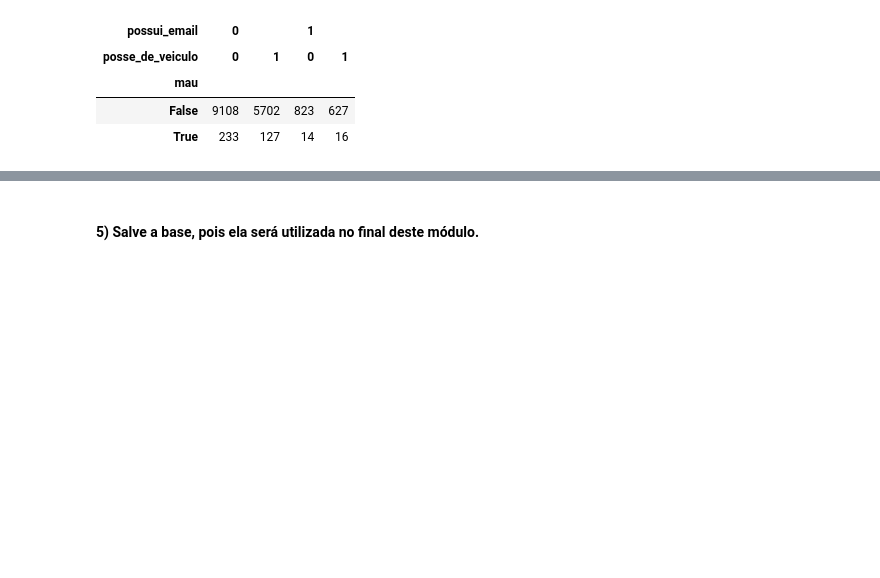
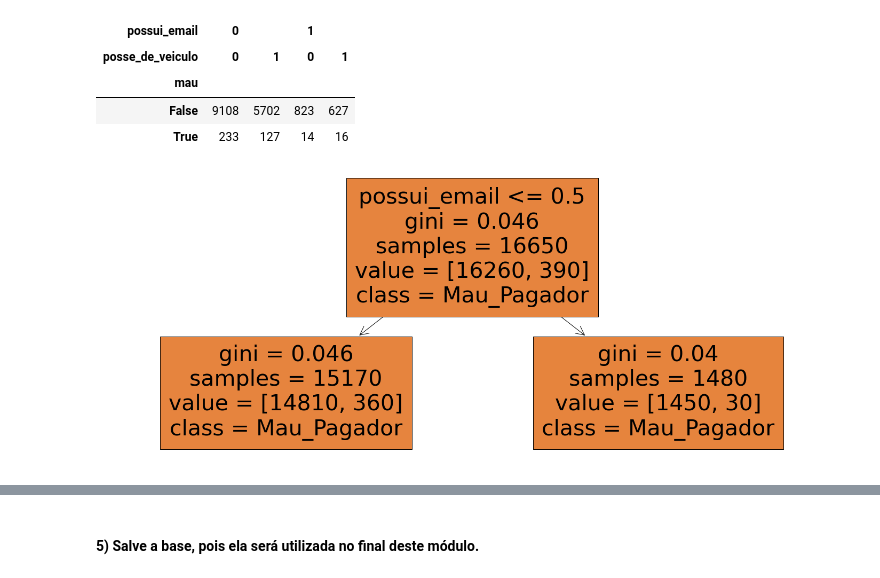
Before and after one commit to iqui27/EBAC-AULAS, a Jupyter notebook: MODULO 7/Mod07 - Tarefa 01.ipynb, the cells around one changed output, grey strips where cells are left out. Cells and saved outputs as stored; diff of their text form; code cells hidden in the pictures; blank space fills up the shorter version.

```diff
--- a/MODULO 7/Mod07 - Tarefa 01.ipynb
+++ b/MODULO 7/Mod07 - Tarefa 01.ipynb
@@ -121,3 +159,17 @@ freq_total
 | mau |  |  |  |  |
 | False | 9108 | 5702 | 823 | 627 |
 | True | 233 | 127 | 14 | 16 |
+# %%
+y = demo_encode.mau
+x = demo_encode.drop('mau', axis=1)
+clf = DecisionTreeClassifier(random_state=100)
+clf = clf.fit(x[['possui_email']],y)
+
+
+plt.figure(figsize=(25, 10))
+plot_tree(clf,
+          filled=True,
+          class_names=['Mau_Pagador', 'Normal'],
+          feature_names=['possui_email']);
+# %% [output]
+[figure, added]
```
Also changed, not shown: parts of 7 cells of this notebook, 2 other files.
